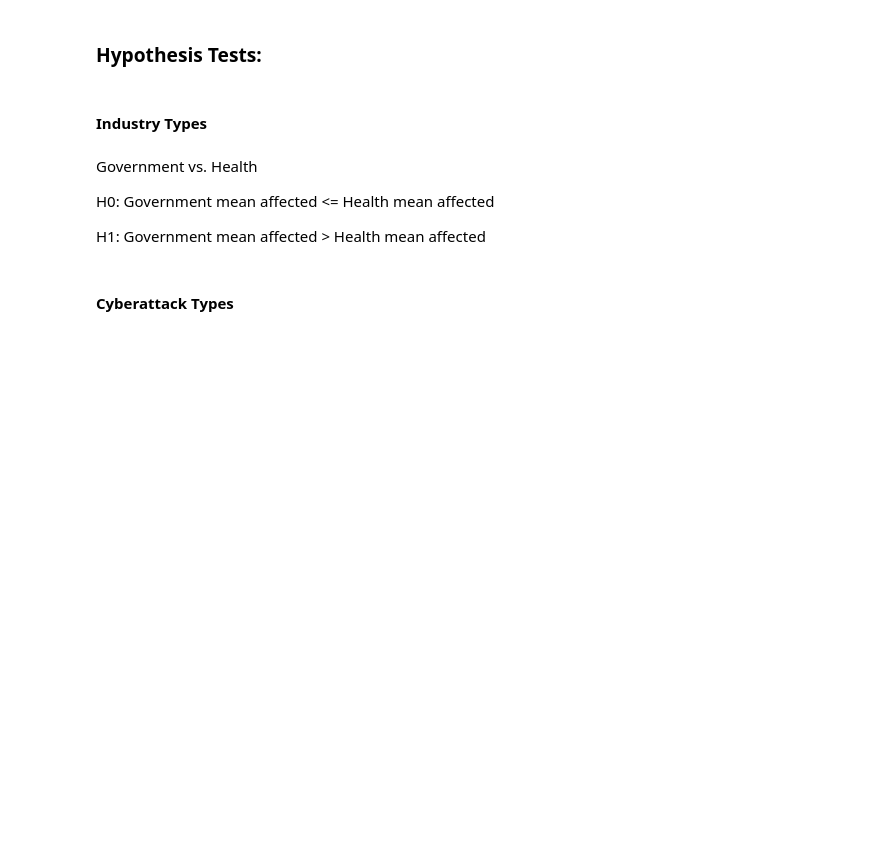
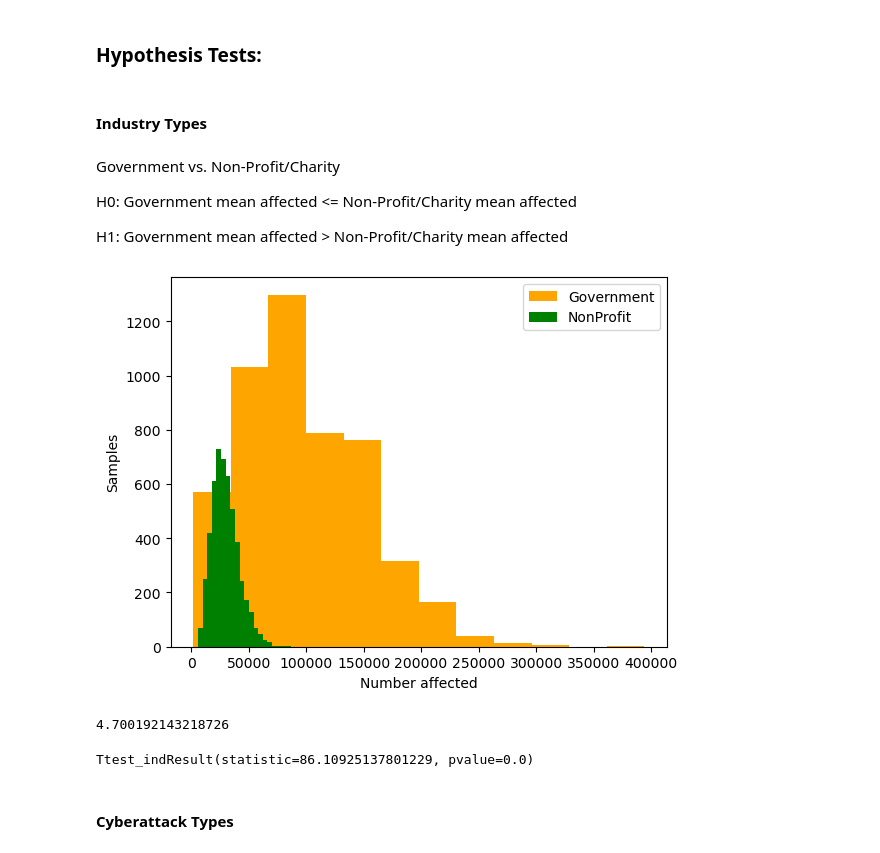
Before and after one commit to IsaacDaHanes/WA_Databreaches_Predictive_Analysis, a Jupyter notebook: notebooks/new_eda_nb.ipynb, the cells around one changed output. Saved outputs shown, nothing was run; the diff lists cells and outputs as text; code cells hidden in the pictures; blank space fills up the shorter version.

```diff
--- a/notebooks/new_eda_nb.ipynb
+++ b/notebooks/new_eda_nb.ipynb
@@ -103,11 +192,65 @@ See the caveats in the documentation: https://pandas.pydata.org/pandas-docs/stab
 # %% [markdown]
 #### Industry Types
 # %% [markdown]
-Government vs. Health
+Government vs. Non-Profit/Charity
 
-H0: Government mean affected <= Health mean affected
+H0: Government mean affected <= Non-Profit/Charity mean affected
 
-H1: Government mean affected > Health mean affected
+H1: Government mean affected > Non-Profit/Charity mean affected
+# %%
+nonprofit_affected = cleandf[cleandf['IndustryType'] == 'Non-Profit/Charity']['WashingtoniansAffected']
+health_affected = nonprofit_affected.dropna()
+government_affected = cleandf[cleandf['IndustryType'] == 'Government']['WashingtoniansAffected']
+government_affected = government_affected.dropna()
+# %%
+# bootstrap samples and get means for each bootstrap
+boot_gov_affected = bootstrap(government_affected, 5000)
+gov_affected_bootmeans = []
+
+for x in boot_gov_affected:
+    gov_affected_bootmeans.append(np.mean(x))
+
+# np.mean(gov_affected_bootmeans)
+# fig,ax=plt.subplots()
+# ax.hist(gov_affected_bootmeans, bins=12)
+# ax.axvline(np.mean(gov_affected_bootmeans), color='r')
+# %%
+# bootstrap samples and get means for each bootstrap
+boot_nonprofit_affected = bootstrap(nonprofit_affected, 5000)
+nonprofit_affected_bootmeans = []
+
+for x in boot_nonprofit_affected:
+    nonprofit_affected_bootmeans.append(np.mean(x))
+
+# np.mean(nonprofit_affected_bootmeans)
+# fig,ax=plt.subplots()
+# ax.hist(nonprofit_affected_bootmeans, bins=20)
+# ax.axvline(np.mean(nonprofit_affected_bootmeans), color='r')
+# %%
+fig,ax=plt.subplots()
+
+ax.hist(gov_affected_bootmeans, bins=12, color='orange')
+# ax.axvline(np.mean(gov_affected_bootmeans), color='r')
+
+ax.hist(nonprofit_affected_bootmeans, bins=20, color='green')
+# ax.axvline(np.mean(nonprofit_affected_bootmeans), color='b')
+
+ax.set_xlabel('Number affected')
+ax.set_ylabel('Samples')
+
+ax.legend(['Government', 'NonProfit'])
+fig.savefig(f'../images/data_stats', bbox_inches='tight')
+# %% [output]
+[figure, added]
+# %%
+np.std(gov_affected_bootmeans)/np.std(nonprofit_affected_bootmeans)
+# %% [output]
+4.700192143218726
+# %%
+# ttest
+st.ttest_ind(gov_affected_bootmeans, nonprofit_affected_bootmeans, equal_var=False, alternative='greater')
+# %% [output]
+Ttest_indResult(statistic=86.10925137801229, pvalue=0.0)
 # %% [markdown]
 #### Cyberattack Types
 # %% [markdown]
```
Also changed, not shown: parts of 39 cells of this notebook, 6 other files.
